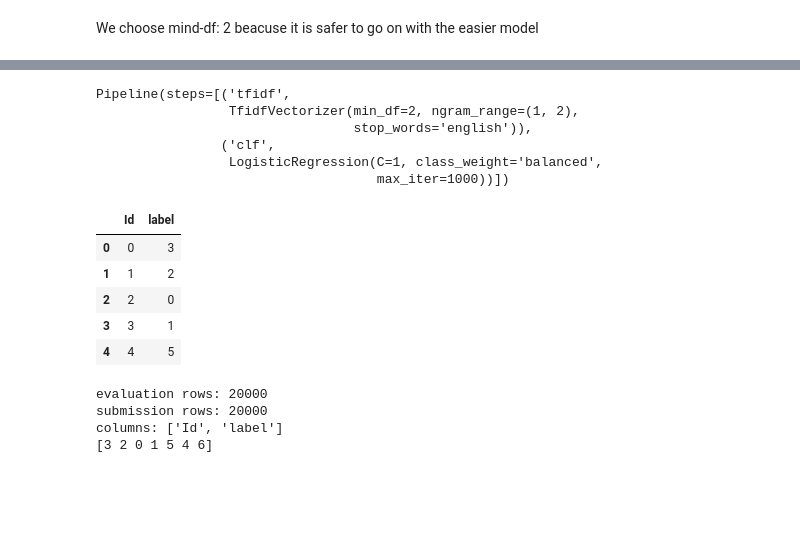
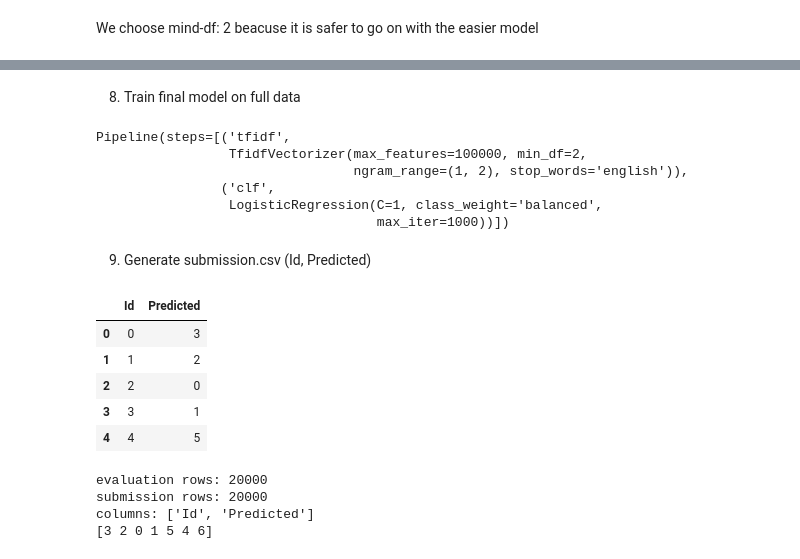
Before and after one commit to duruzenginn/dsml-project, a Jupyter notebook: 01_exploration.ipynb, the cells around one changed output, grey strips where cells are left out. Cells and saved outputs as stored; diff of their text form; code cells hidden in the pictures; blank space fills up the shorter version.

```diff
--- a/01_exploration.ipynb
+++ b/01_exploration.ipynb
@@ -384,7 +782,8 @@ final_pipe = Pipeline([
     ("tfidf", TfidfVectorizer(
         stop_words="english",
         ngram_range=(1,2),
-        min_df=2
+        min_df=2,
+        max_features=100000
     )),
     ("clf", LogisticRegression(
         C=1,
@@ -392,6 +791,8 @@ final_pipe = Pipeline([
         class_weight="balanced"
     ))
 ])
+# %% [markdown]
+8) Train final model on full data
 # %%
 X_text_all = df["text"]          # already title+article
 y_all = df["label"]
@@ -399,11 +800,13 @@ y_all = df["label"]
 final_pipe.fit(X_text_all, y_all)
 # %% [output]
 Pipeline(steps=[('tfidf',
-                 TfidfVectorizer(min_df=2, ngram_range=(1, 2),
-                                 stop_words='english')),
+                 TfidfVectorizer(max_features=100000, min_df=2,
+                                 ngram_range=(1, 2), stop_words='english')),
                 ('clf',
                  LogisticRegression(C=1, class_weight='balanced',
                                     max_iter=1000))])
+# %% [markdown]
+9) Generate submission.csv (Id, Predicted)
 # %%
 import pandas as pd
 
@@ -412,15 +815,15 @@ eval_df["text"] = eval_df["title"].fillna("") + " " + eval_df["article"].fillna(
 # %%
 eval_pred = final_pipe.predict(eval_df["text"])
 
 submission = pd.DataFrame({
     "Id": eval_df["Id"],
-    "label": eval_pred
+    "Predicted": eval_pred
 })
 
-submission.to_csv("submission.csv", index=False)
+submission.to_csv("submission_v1.csv", index=False)
 submission.head()
 # %% [output]
-|  | Id | label |
+|  | Id | Predicted |
 | 0 | 0 | 3 |
 | 1 | 1 | 2 |
 | 2 | 2 | 0 |
@@ -430,9 +833,9 @@ submission.head()
 print("evaluation rows:", len(eval_df))
 print("submission rows:", len(submission))
 print("columns:", submission.columns.tolist())
-print(submission["label"].unique())
+print(submission["Predicted"].unique())
 # %% [output]
 evaluation rows: 20000
 submission rows: 20000
-columns: ['Id', 'label']
+columns: ['Id', 'Predicted']
 [3 2 0 1 5 4 6]
```
Also changed, not shown: parts of 41 cells of this notebook, 5 other files.
